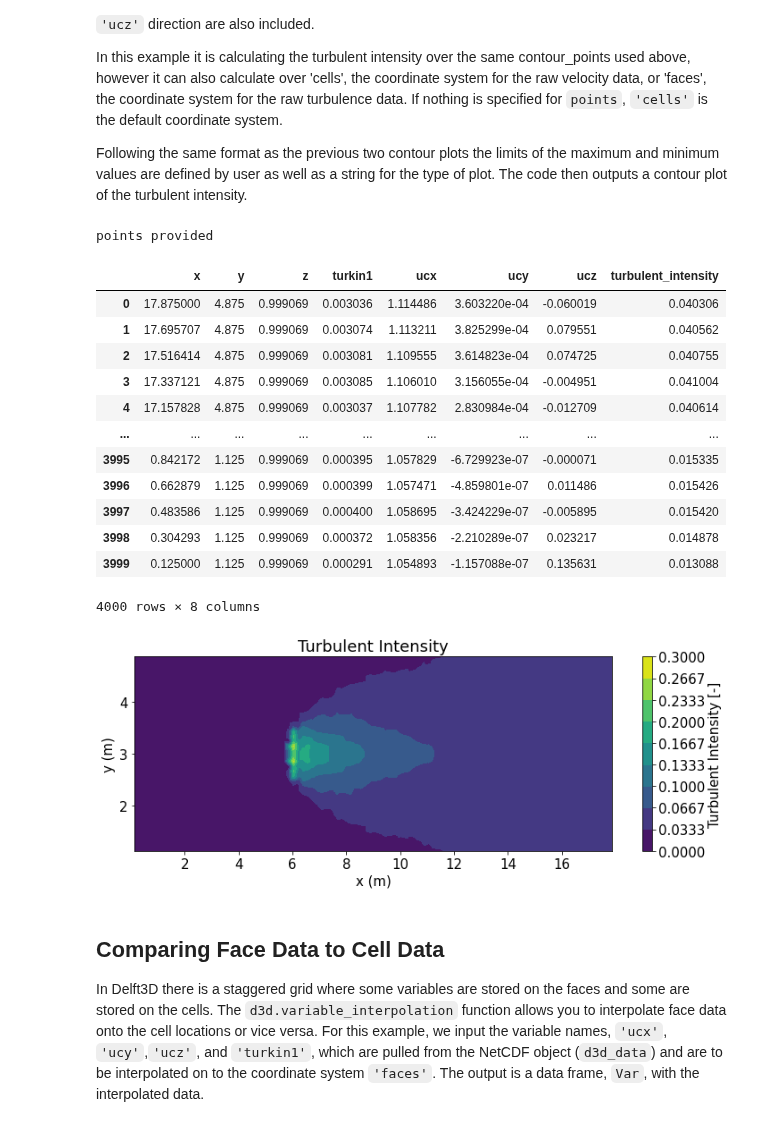
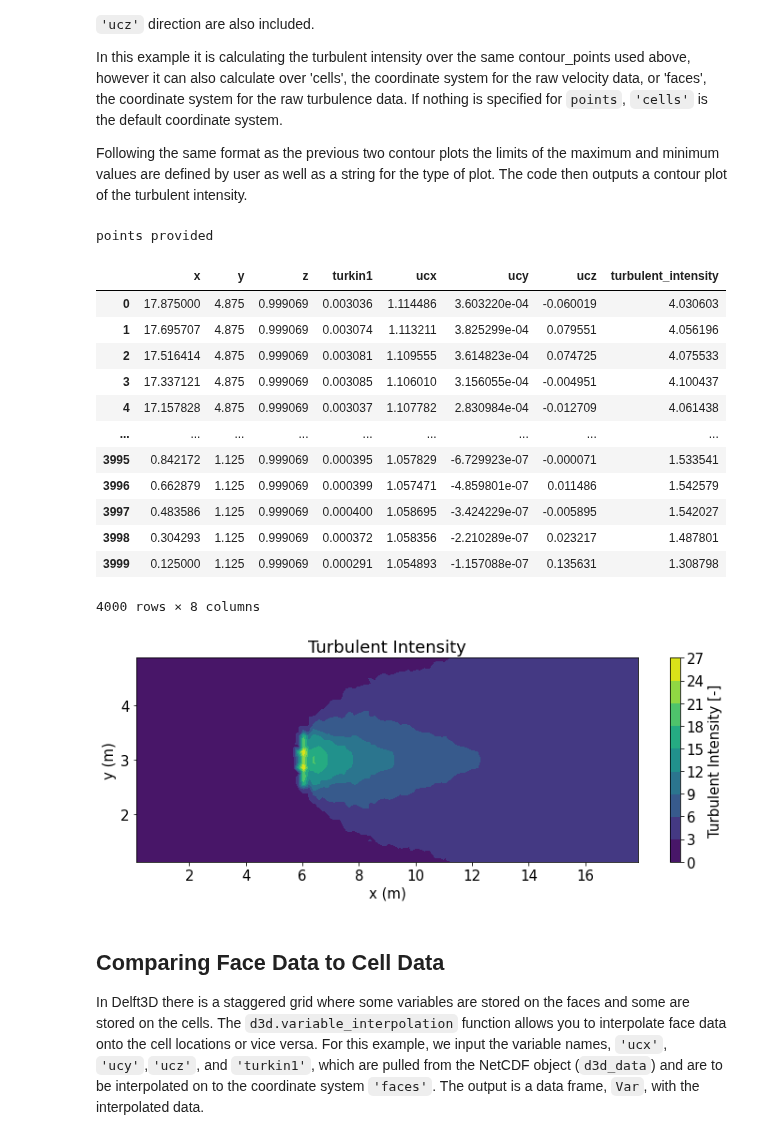
Before and after one commit to MHKiT-Software/MHKiT-Python, a Jupyter notebook: examples/Delft3D_example.ipynb, the cells around one changed output. Saved outputs shown, nothing was run; the diff lists cells and outputs as text; code cells hidden in the pictures.

```diff
--- a/examples/Delft3D_example.ipynb
+++ b/examples/Delft3D_example.ipynb
@@ -239,38 +239,38 @@ Following the same format as the previous two contour plots the limits of the ma
 # %%
 # Calculating turbulent intensity
 TI= d3d.turbulent_intensity(d3d_data, points= contour_points ,intermediate_values = True)
 
 # Creating new plot limits
-max_plot_v= 0.3
+max_plot_v= 27
 min_plot_v=0
 
 # Plotting
 plt.figure(figsize=(12,4))
 contour_plot = plt.tricontourf(TI.x, TI.y, TI.turbulent_intensity,
                                vmin=min_plot_v, vmax=max_plot_v,levels=np.linspace(min_plot_v,max_plot_v,10))
 plt.xlabel('x (m)')
 plt.ylabel('y (m)')
 plt.title('Turbulent Intensity')
 cbar= plt.colorbar(contour_plot)
-cbar.set_label('Turbulent Intensity [-]')
+cbar.set_label('Turbulent Intensity [%]')
 
 TI
 # %% [output]
 points provided
 |  | x | y | z | turkin1 | ucx | ucy | ucz | turbulent_intensity |
-| 0 | 17.875000 | 4.875 | 0.999069 | 0.003036 | 1.114486 | 3.603220e-04 | -0.060019 | 0.040306 |
-| 1 | 17.695707 | 4.875 | 0.999069 | 0.003074 | 1.113211 | 3.825299e-04 | 0.079551 | 0.040562 |
-| 2 | 17.516414 | 4.875 | 0.999069 | 0.003081 | 1.109555 | 3.614823e-04 | 0.074725 | 0.040755 |
-| 3 | 17.337121 | 4.875 | 0.999069 | 0.003085 | 1.106010 | 3.156055e-04 | -0.004951 | 0.041004 |
-| 4 | 17.157828 | 4.875 | 0.999069 | 0.003037 | 1.107782 | 2.830984e-04 | -0.012709 | 0.040614 |
+| 0 | 17.875000 | 4.875 | 0.999069 | 0.003036 | 1.114486 | 3.603220e-04 | -0.060019 | 4.030603 |
+| 1 | 17.695707 | 4.875 | 0.999069 | 0.003074 | 1.113211 | 3.825299e-04 | 0.079551 | 4.056196 |
+| 2 | 17.516414 | 4.875 | 0.999069 | 0.003081 | 1.109555 | 3.614823e-04 | 0.074725 | 4.075533 |
+| 3 | 17.337121 | 4.875 | 0.999069 | 0.003085 | 1.106010 | 3.156055e-04 | -0.004951 | 4.100437 |
+| 4 | 17.157828 | 4.875 | 0.999069 | 0.003037 | 1.107782 | 2.830984e-04 | -0.012709 | 4.061438 |
 | ... | ... | ... | ... | ... | ... | ... | ... | ... |
-| 3995 | 0.842172 | 1.125 | 0.999069 | 0.000395 | 1.057829 | -6.729923e-07 | -0.000071 | 0.015335 |
-| 3996 | 0.662879 | 1.125 | 0.999069 | 0.000399 | 1.057471 | -4.859801e-07 | 0.011486 | 0.015426 |
-| 3997 | 0.483586 | 1.125 | 0.999069 | 0.000400 | 1.058695 | -3.424229e-07 | -0.005895 | 0.015420 |
-| 3998 | 0.304293 | 1.125 | 0.999069 | 0.000372 | 1.058356 | -2.210289e-07 | 0.023217 | 0.014878 |
-| 3999 | 0.125000 | 1.125 | 0.999069 | 0.000291 | 1.054893 | -1.157088e-07 | 0.135631 | 0.013088 |
+| 3995 | 0.842172 | 1.125 | 0.999069 | 0.000395 | 1.057829 | -6.729923e-07 | -0.000071 | 1.533541 |
+| 3996 | 0.662879 | 1.125 | 0.999069 | 0.000399 | 1.057471 | -4.859801e-07 | 0.011486 | 1.542579 |
+| 3997 | 0.483586 | 1.125 | 0.999069 | 0.000400 | 1.058695 | -3.424229e-07 | -0.005895 | 1.542027 |
+| 3998 | 0.304293 | 1.125 | 0.999069 | 0.000372 | 1.058356 | -2.210289e-07 | 0.023217 | 1.487801 |
+| 3999 | 0.125000 | 1.125 | 0.999069 | 0.000291 | 1.054893 | -1.157088e-07 | 0.135631 | 1.308798 |
 4000 rows × 8 columns
-[figure, old version]
+[figure, new version]
 # %% [markdown]
 ## Comparing Face Data to Cell Data
 In Delft3D there is a staggered grid where some variables are stored on the faces and some are stored on the cells. The `d3d.variable_interpolation` function allows you to interpolate face data onto the cell locations or vice versa. For this example, we input the variable names, `'ucx'`, `'ucy'`,`'ucz'`, and `'turkin1'`, which are pulled from the NetCDF object (`d3d_data`) and are to be interpolated on to the coordinate system `'faces'`. The output is a data frame, `Var`, with the interpolated data.
```
Also changed, not shown: parts of 2 cells of this notebook.
